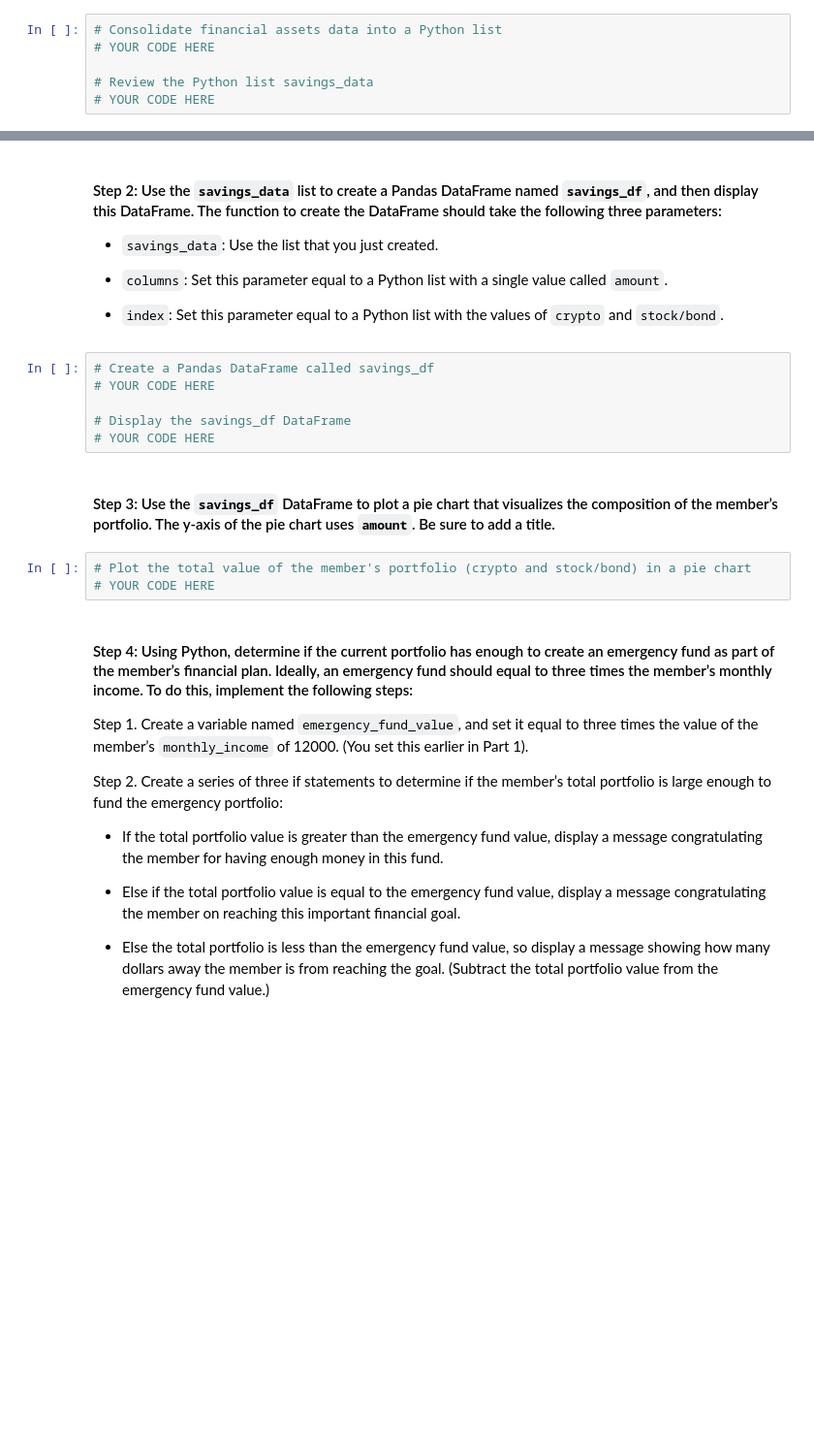
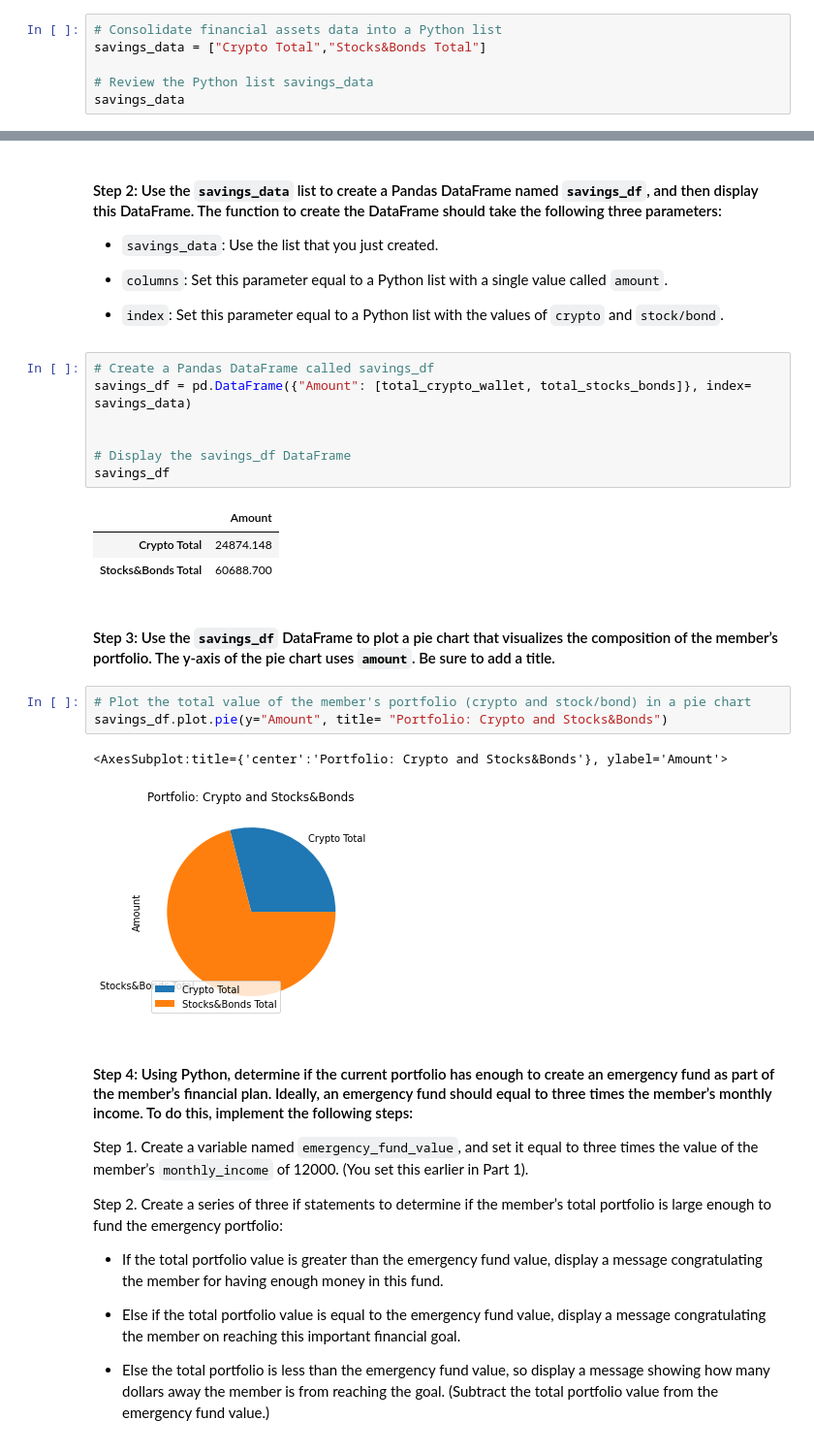
Before and after one commit to asabeti/Financial_Planning_With_APIs, a Jupyter notebook: financial_planning_tools.ipynb, the cells around one changed output, grey strips where cells are left out. Shown: that part at 97% size. Cells and saved outputs as stored; diff of their text form; blank space fills up the shorter version.

```diff
--- a/financial_planning_tools.ipynb
+++ b/financial_planning_tools.ipynb
@@ -334,7 +334,7 @@ In this section, you’ll use the valuations for the cryptocurrency wallet and f
 #### Step 1: Create a Python list named `savings_data` that has two elements. The first element contains the total value of the cryptocurrency wallet. The second element contains the total value of the stock and bond portions of the portfolio.
 # %%
 # Consolidate financial assets data into a Python list
-# YOUR CODE HERE
+savings_data = ["Crypto Total","Stocks&Bonds Total"]
 
 # Review the Python list savings_data
-# YOUR CODE HERE
+savings_data
@@ -348,15 +350,23 @@ In this section, you’ll use the valuations for the cryptocurrency wallet and f
 - `index`: Set this parameter equal to a Python list with the values of `crypto` and `stock/bond`.
 # %%
 # Create a Pandas DataFrame called savings_df
-# YOUR CODE HERE
+savings_df = pd.DataFrame({"Amount": [total_crypto_wallet, total_stocks_bonds]}, index= savings_data)
+
 
 # Display the savings_df DataFrame
-# YOUR CODE HERE
+savings_df
+# %% [output]
+|  | Amount |
+| Crypto Total | 24874.148 |
+| Stocks&Bonds Total | 60688.700 |
 # %% [markdown]
 #### Step 3: Use the `savings_df` DataFrame to plot a pie chart that visualizes the composition of the member’s portfolio. The y-axis of the pie chart uses `amount`. Be sure to add a title.
 # %%
 # Plot the total value of the member's portfolio (crypto and stock/bond) in a pie chart
-# YOUR CODE HERE
+savings_df.plot.pie(y="Amount", title= "Portfolio: Crypto and Stocks&Bonds")
+# %% [output]
+<AxesSubplot:title={'center':'Portfolio: Crypto and Stocks&Bonds'}, ylabel='Amount'>
+[figure, added]
 # %% [markdown]
 #### Step 4: Using Python, determine if the current portfolio has enough to create an emergency fund as part of the member’s financial plan. Ideally, an emergency fund should equal to three times the member’s monthly income. To do this, implement the following steps:
 
```
Also changed, not shown: parts of 15 cells of this notebook.
